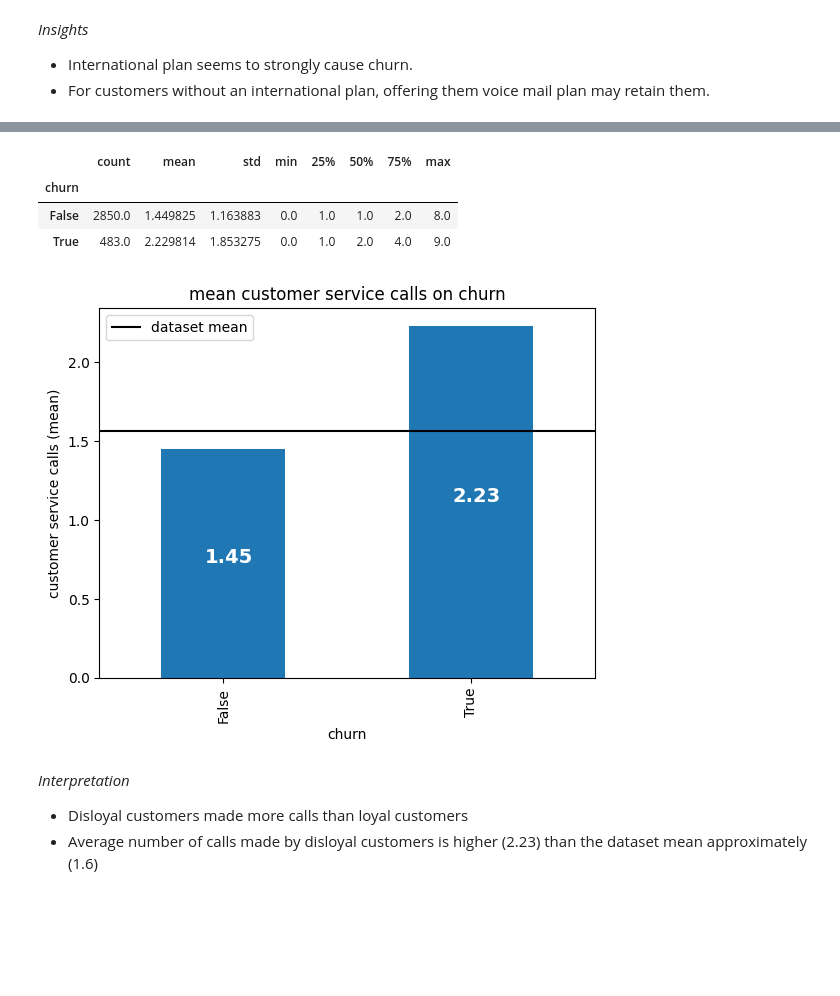
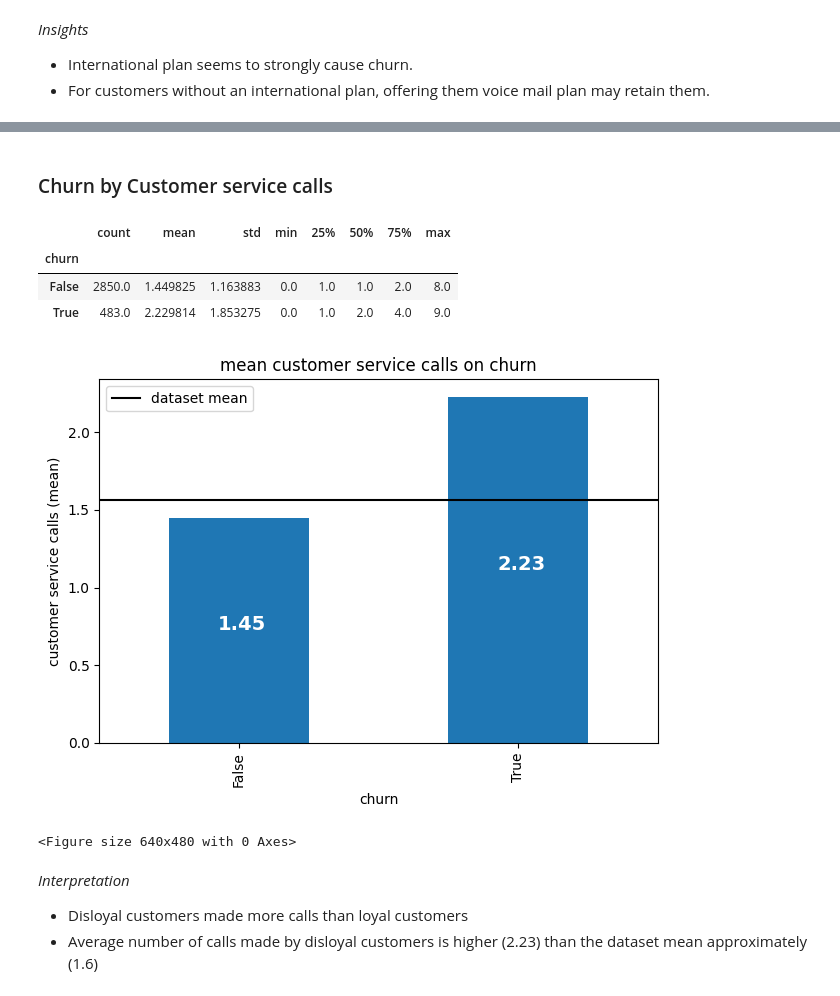
Before and after one commit to dantegaucho/Customer-churn, a Jupyter notebook: churn.ipynb, the cells around one changed output, grey strips where cells are left out. Saved outputs shown, nothing was run; the diff lists cells and outputs as text; code cells hidden in the pictures; blank space fills up the shorter version.

```diff
--- a/churn.ipynb
+++ b/churn.ipynb
@@ -14,6 +47,6 @@ from sklearn.metrics import classification_report
 # %%
 # load dataset
 
-df = pd.read_csv("telecom.csv", sep=",", index_col=0)
-df
+df = pd.read_csv("telecom.csv", sep=",")
+df.head()
 # %% [output]
@@ -84,0 +102,14 @@ plt.show()
+# %%
+# visualize the distribution of churn and add percentage annotations
+plt.figure(figsize=(8, 6))
+ax = sns.countplot(x='churn', data=df, palette='inferno')
+total = len(df)
+for p in ax.patches:
+    count = int(p.get_height())
+    percentage = 100 * count / total
+    ax.annotate(f'{percentage:.2f}%', (p.get_x() + p.get_width() / 2, p.get_height()),
+                ha='center', va='bottom', fontsize=12, color='black', fontweight='bold')
+plt.title('Distribution of Churn')
+plt.xlabel('Churn')
+plt.ylabel('Count')
+plt.show()
@@ -285,3 +361,5 @@ plt.show()
+# %% [markdown]
+### Churn by Customer service calls
 # %%
 # check churn by customer service calls
 df.groupby('churn')['customer service calls'].describe()
@@ -293,17 +371,22 @@ df.groupby('churn')['customer service calls'].describe()
 # %%
 # Visualize customer service churn
 fig, ax = plt.subplots()
-df.groupby('churn')['customer service calls'].mean().plot(kind='bar', ax=ax, label='')
+avg_calls = df.groupby('churn')['customer service calls'].mean()
+avg_calls.plot(kind='bar', ax=ax, label='')
 ax.axhline(y=df['customer service calls'].mean(),c='black', label='dataset mean')
 ax.legend()
 ax.set_title('mean customer service calls on churn')
 ax.set_ylabel('customer service calls (mean)', rotation = 90)
 
 for p in ax.patches:
     width, height = p.get_width(), p.get_height()
     ax.annotate('{:.2f}'.format(height), (p.get_x()+.35*width, p.get_y()+.5*height), color = 'white', weight = 'bold', size = 14)
+
+plt.tight_layout()
+plt.show()
 # %% [output]
-[figure, old version]
+[figure, new version]
+<Figure size 640x480 with 0 Axes>
 # %% [markdown]
 *Interpretation*
 * Disloyal customers made more calls than loyal customers
```
Also changed, not shown: parts of 91 cells of this notebook.
